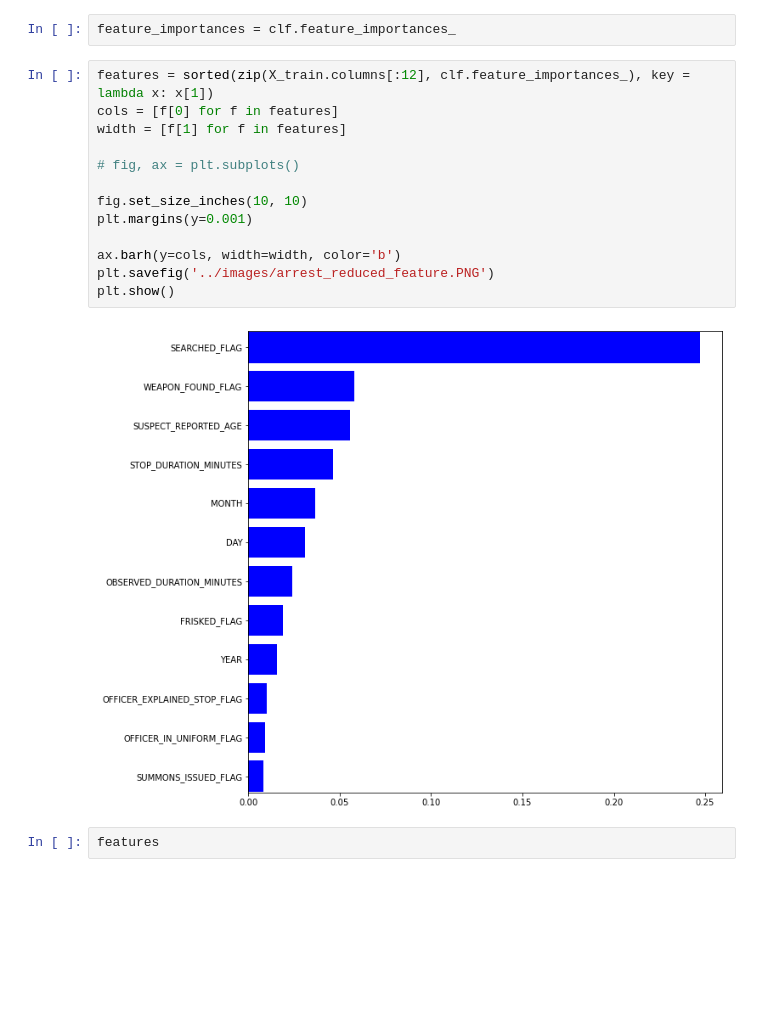
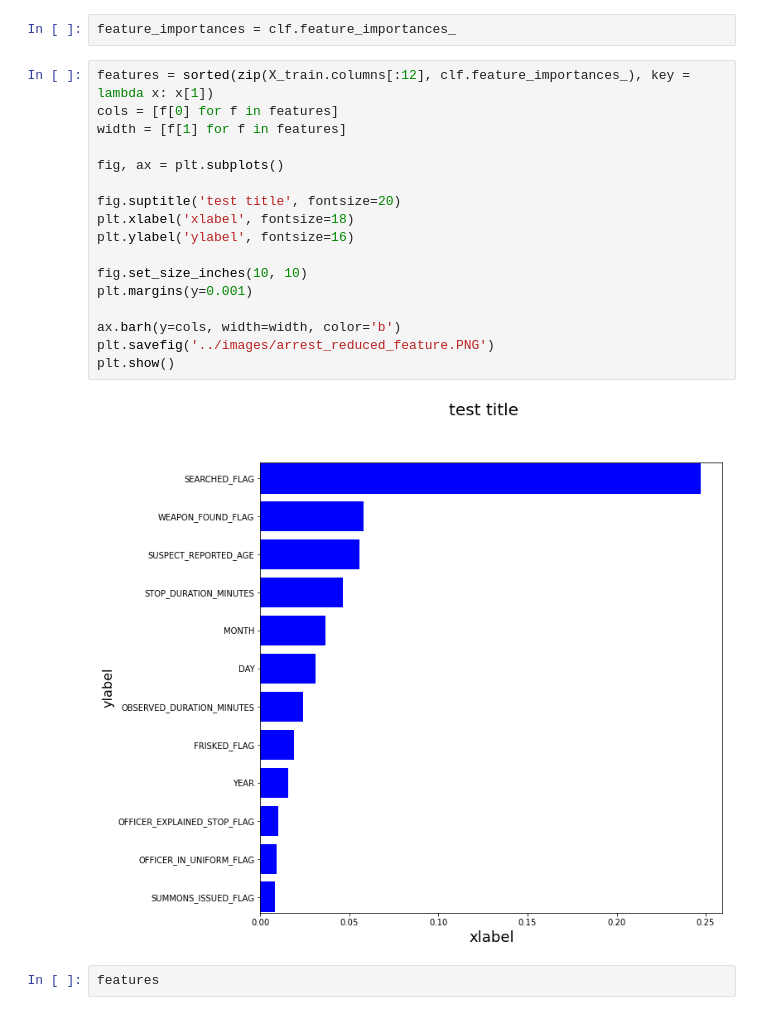
Before and after one commit to uzmabb182/data-detection-using-machine-learning, a Jupyter notebook: static/data_processing/sfq_arrest_reduced_features.ipynb, the cells around one changed output. Saved outputs shown, nothing was run; the diff lists cells and outputs as text; blank space fills up the shorter version.

```diff
--- a/static/data_processing/sfq_arrest_reduced_features.ipynb
+++ b/static/data_processing/sfq_arrest_reduced_features.ipynb
@@ -2122,18 +2122,22 @@ feature_importances = clf.feature_importances_
 # %%
 features = sorted(zip(X_train.columns[:12], clf.feature_importances_), key = lambda x: x[1])
 cols = [f[0] for f in features]
 width = [f[1] for f in features]
 
-# fig, ax = plt.subplots()
+fig, ax = plt.subplots()
+
+fig.suptitle('test title', fontsize=20)
+plt.xlabel('xlabel', fontsize=18)
+plt.ylabel('ylabel', fontsize=16)
 
 fig.set_size_inches(10, 10)
 plt.margins(y=0.001)
 
 ax.barh(y=cols, width=width, color='b')
 plt.savefig('../images/arrest_reduced_feature.PNG')
 plt.show()
 # %% [output]
-[figure, old version]
+[figure, new version]
 # %%
 features
 # %% [output]
```
Also changed, not shown: parts of 2 cells of this notebook, 2 other files.
